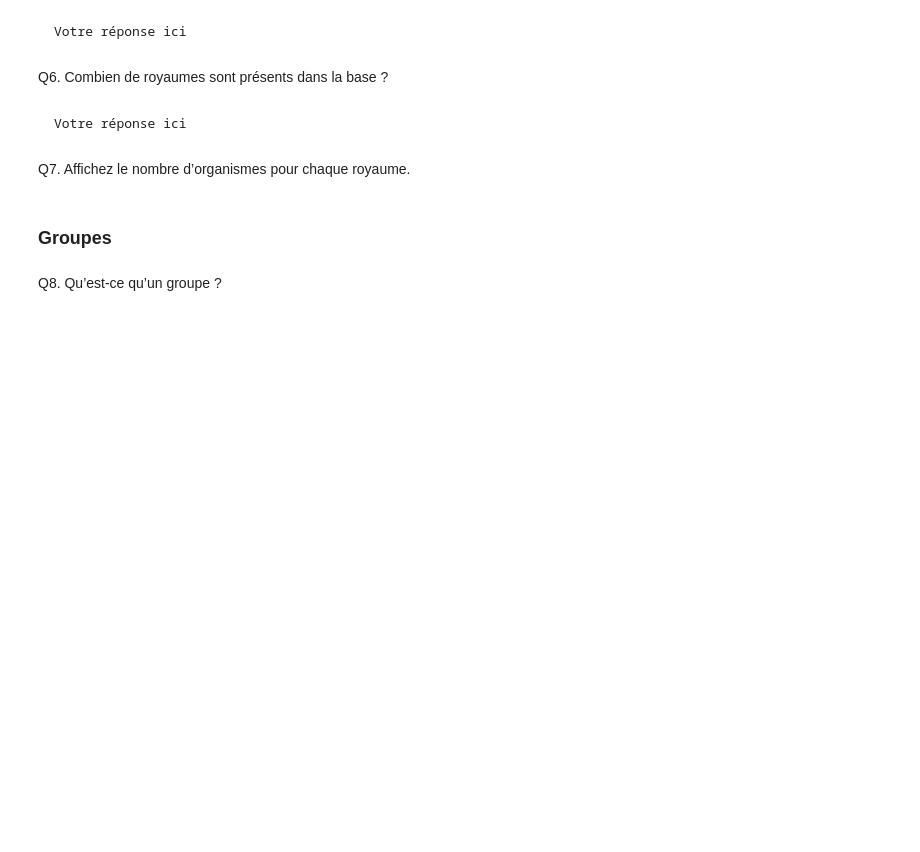
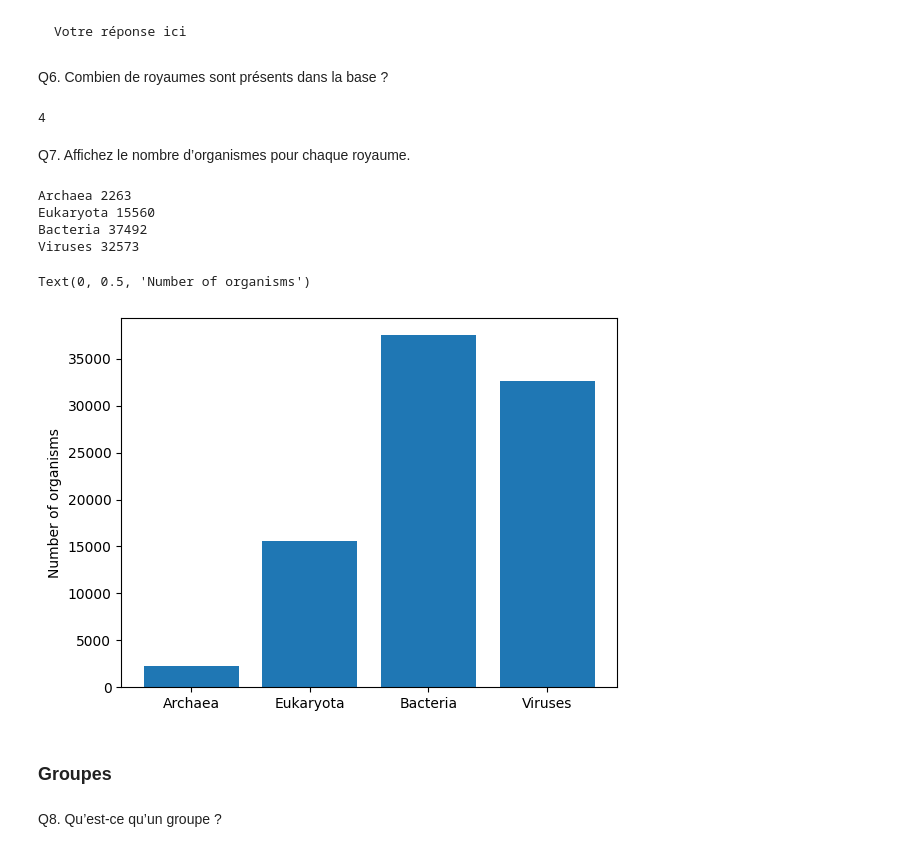
Before and after one commit to valedavi/BINF2025_TP1, a Jupyter notebook: BINF2025_TP1.ipynb, the cells around one changed output. Cells and saved outputs as stored; diff of their text form; code cells hidden in the pictures; blank space fills up the shorter version.

````diff
--- a/BINF2025_TP1.ipynb
+++ b/BINF2025_TP1.ipynb
@@ -40,4 +61,13 @@ Votre réponse ici
 # %% [markdown]
 ## Organisation de la base de données
+# %%
+from matplotlib import pyplot as plt
+import numpy as np
+
+#chargement
+import requests as reqs
+dats = reqs.get("https://ftp.ncbi.nlm.nih.gov/genomes/GENOME_REPORTS/overview.txt")
+dats = dats.text.split("\n")[1:-1]
+dats = [e.split("\t") for e in dats]
 # %% [markdown]
 Q4. Combien d’organismes sont présents ?
@@ -55,9 +85,10 @@ Votre réponse ici
 ```
 # %% [markdown]
 Q6. Combien de royaumes sont présents dans la base ?
-# %% [markdown]
-```markdown
-Votre réponse ici
-```
+# %%
+kngdms = set([e[1] for e in dats])
+print(len(kngdms))
+# %% [output]
+4
 # %% [markdown]
 Q7. Affichez le nombre d’organismes pour chaque royaume.
@@ -66,3 +95,20 @@ Q7. Affichez le nombre d’organismes pour chaque royaume.
+# %%
+cnt = []
+for k in kngdms:
+  tmp = sum([1 for e in dats if e[1] == k])
+  cnt.append(tmp)
+  print(k, tmp)
+
+plt.figure()
+plt.bar(list(kngdms), cnt)
+plt.ylabel("Number of organisms")
+# %% [output]
+Archaea 2263
+Eukaryota 15560
+Bacteria 37492
+Viruses 32573
+Text(0, 0.5, 'Number of organisms')
+[figure, added]
 # %% [markdown]
 ### Groupes
 # %% [markdown]
````
Also changed, not shown: parts of 59 cells of this notebook.
